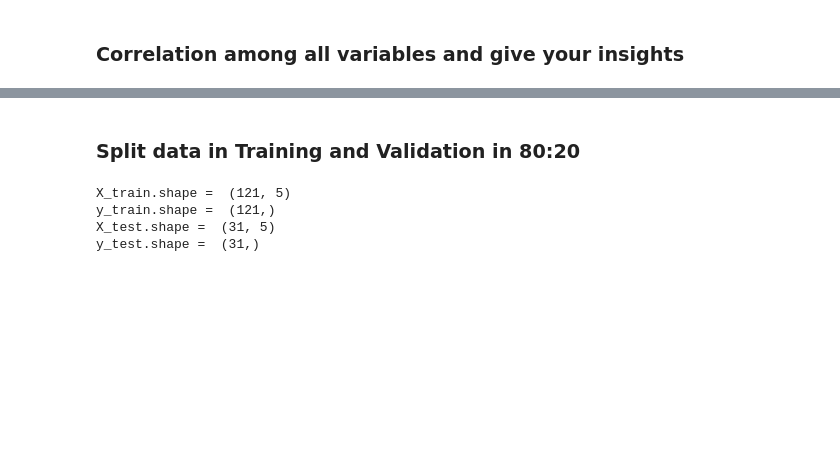
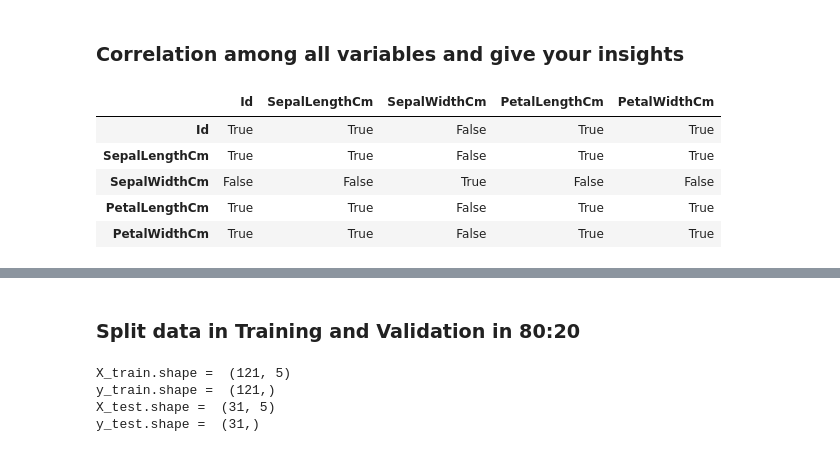
Before and after one commit to GreatLearningAIML1/pune-july19-batch-maheshwariumang, a Jupyter notebook: R3_External_Lab_Logistic_and_Naive_bayes_questions (1).ipynb, the cells around one changed output, grey strips where cells are left out. Cells and saved outputs as stored; diff of their text form; code cells hidden in the pictures; blank space fills up the shorter version.

```diff
--- a/R3_External_Lab_Logistic_and_Naive_bayes_questions (1).ipynb
+++ b/R3_External_Lab_Logistic_and_Naive_bayes_questions (1).ipynb
@@ -480,3 +508,12 @@ Species          0
 dtype: int64
 # %% [markdown]
 ### Correlation among all variables and give your insights
+# %%
+iris_data.corr() > 0.3
+# %% [output]
+|  | Id | SepalLengthCm | SepalWidthCm | PetalLengthCm | PetalWidthCm |
+| Id | True | True | False | True | True |
+| SepalLengthCm | True | True | False | True | True |
+| SepalWidthCm | False | False | True | False | False |
+| PetalLengthCm | True | True | False | True | True |
+| PetalWidthCm | True | True | False | True | True |
```
Also changed, not shown: parts of 14 cells of this notebook.
